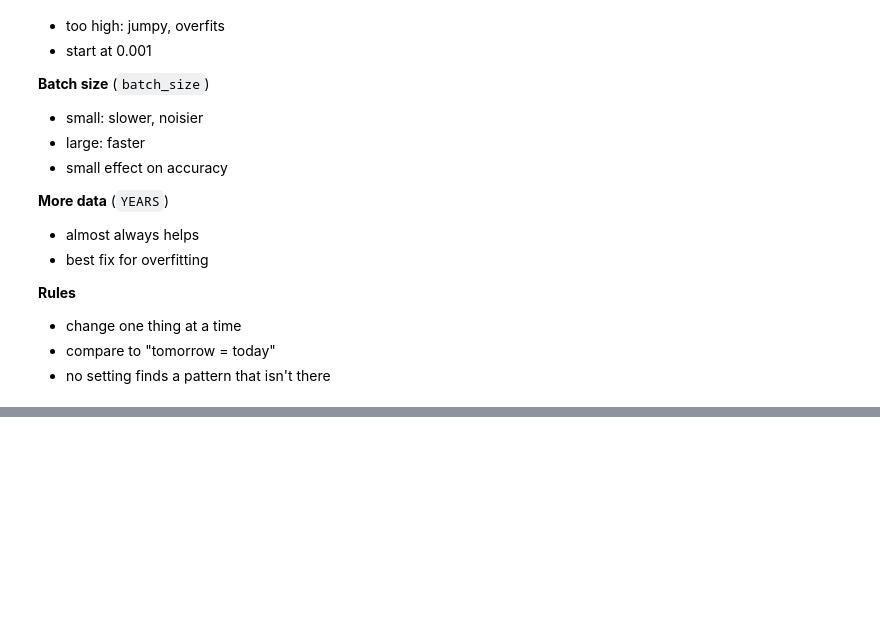
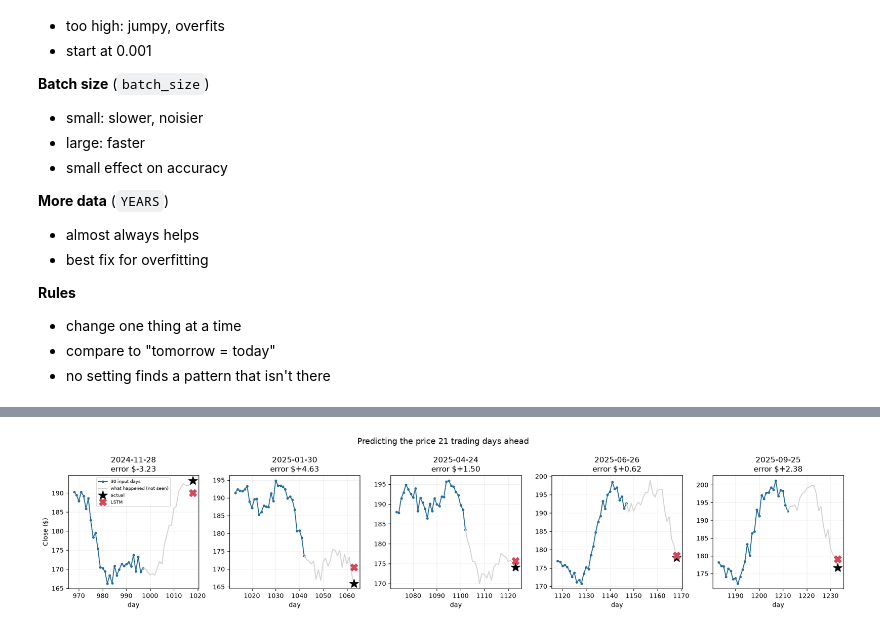
Before and after one commit to DrBilitski/ExamplePytorchWithVisualNetwork, a Jupyter notebook: lstm_pytorch.ipynb, the cells around one changed output, grey strips where cells are left out. Saved outputs shown, nothing was run; the diff lists cells and outputs as text; code cells hidden in the pictures; blank space fills up the shorter version.

```diff
--- a/lstm_pytorch.ipynb
+++ b/lstm_pytorch.ipynb
@@ -450,0 +575,28 @@ torch.save({"lstm": lstm.state_dict(), "head": head.state_dict()}, "mylstmmodel.
+# %%
+# ---------------------------------------------------------
+# Month-ahead: 5 example predictions
+# ---------------------------------------------------------
+PICKS_M = [10, 55, 115, 160, 225]                            # test sequences to show
+test_index_m = test_mask_m.nonzero()[:, 0]
+
+fig, axes = plt.subplots(1, len(PICKS_M), figsize=(18, 4))
+for ax, pick in zip(axes, PICKS_M):
+    i = test_index_m[pick].item()
+    last_day = STEPS + i                                     # last input day
+    with torch.no_grad():
+        out, _ = lstm_m(x_m[i:i + 1].to(device))
+        predicted = last_price_m[i].item() + head_m(out[:, -1, :]).item() * SCALE_OUT_M
+    actual = future_price_m[i].item()
+
+    ax.plot(range(last_day - STEPS + 1, last_day + 1), price[last_day - STEPS + 1:last_day + 1], "o-", color="#2a6f97", ms=3, label="30 input days")
+    ax.plot(range(last_day, last_day + HORIZON + 1), price[last_day:last_day + HORIZON + 1], color="lightgray", label="what happened (not seen)")
+    ax.plot(last_day + HORIZON, actual, "*", color="black", ms=15, label="actual")
+    ax.plot(last_day + HORIZON, predicted, "X", color="#d1495b", ms=11, label="LSTM")
+    ax.set(xlabel="day", title=f"{raw['Date'][last_day + HORIZON].date()}\nerror ${predicted - actual:+.2f}")
+    ax.grid(alpha=0.2)
+axes[0].set_ylabel("Close ($)")
+axes[0].legend(fontsize=7, loc="best")
+fig.suptitle(f"Predicting the price {HORIZON} trading days ahead", fontsize=13)
+plt.tight_layout(); plt.show()
+# %% [output]
+[figure, added]
```
Also changed, not shown: parts of 5 cells of this notebook.
